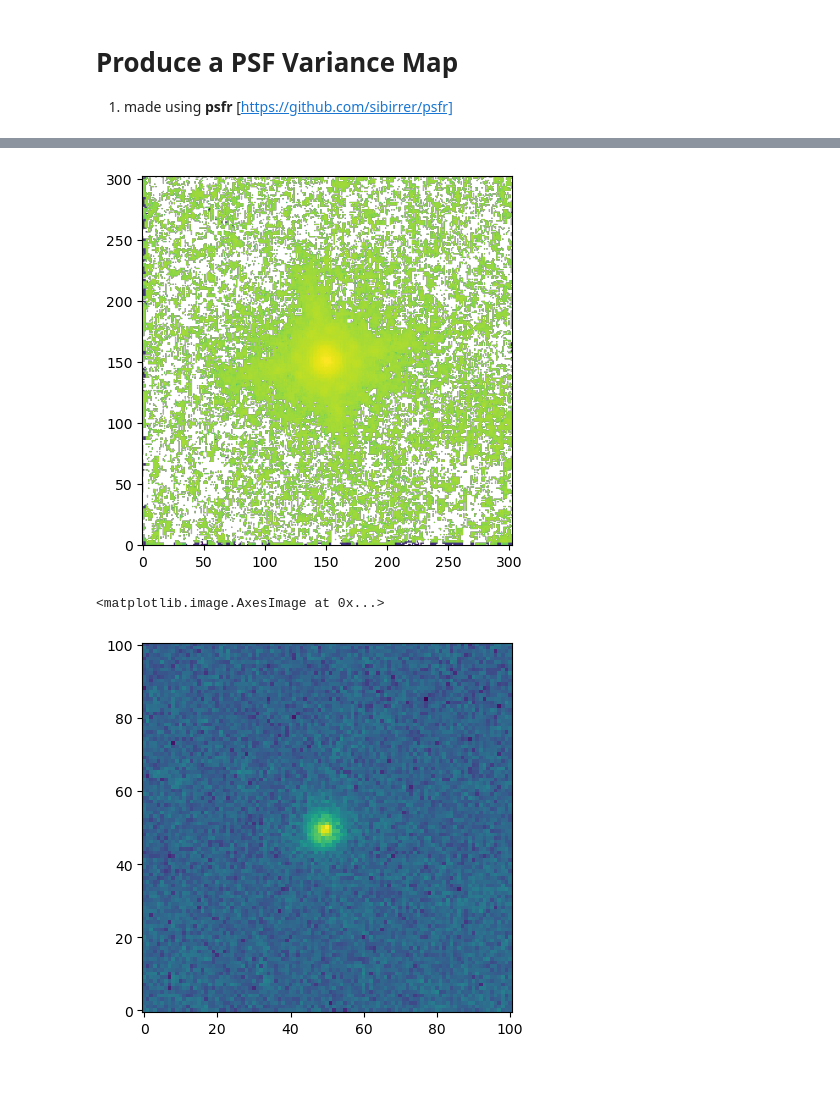
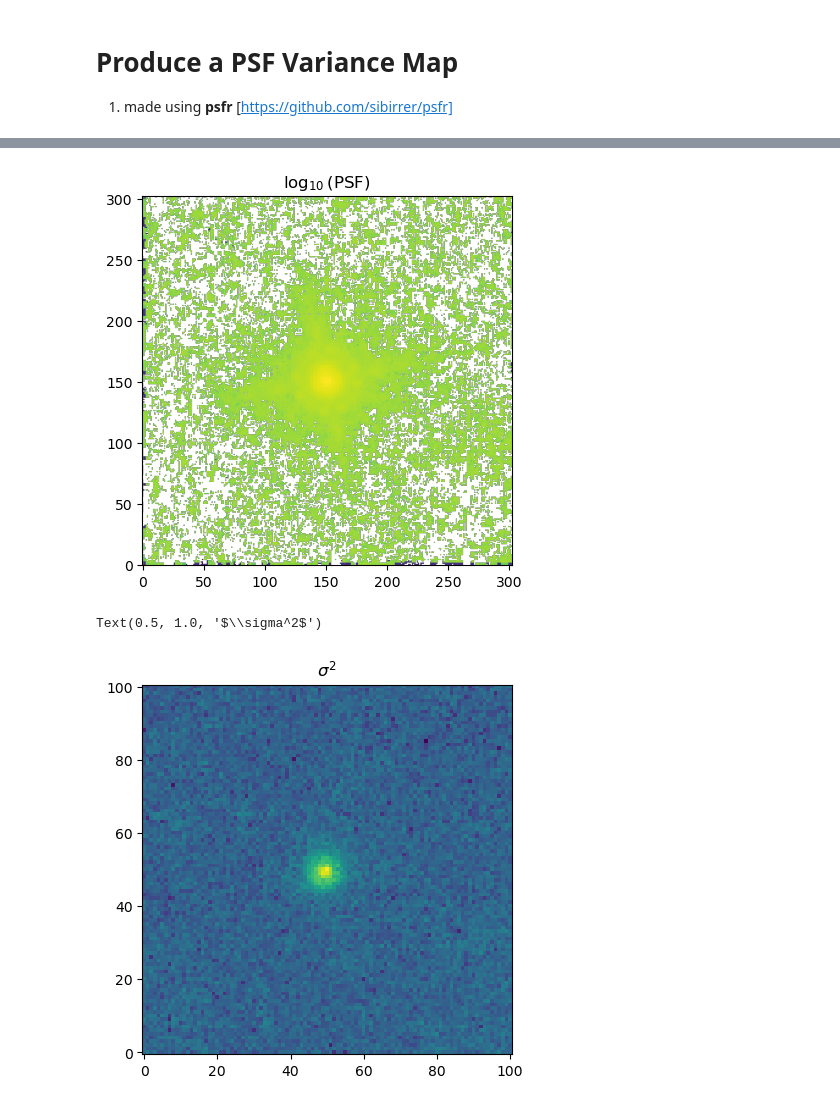
Before and after one commit to brady-ryan/hst_doubles, a Jupyter notebook: analysis/make_psf_variance_map.ipynb, the cells around one changed output, grey strips where cells are left out. Drawn from its saved outputs; the diff is of its cells as text; code cells hidden in the pictures; blank space fills up the shorter version.

```diff
--- a/analysis/make_psf_variance_map.ipynb
+++ b/analysis/make_psf_variance_map.ipynb
@@ -18,10 +18,11 @@ import re
 import os
 
 system_name = "J0806+2006"
+filter = 'F160W'
 
 # Get list of star FITS files and mask region files
-star_list = glob.glob(f'../cutout_data/{system_name}/F160W/stars/star*.fits')
-mask_list = glob.glob(f'../cutout_data/{system_name}/F160W/noise_maps/mask*.reg')
+star_list = glob.glob(f'../cutout_data/{system_name}/{filter}/stars/star*.fits')
+mask_list = glob.glob(f'../cutout_data/{system_name}/{filter}/noise_maps/mask*.reg')
 
 # Create a list to hold the numpy arrays
 star_data_list = []
@@ -41,7 +42,7 @@ with fits.open(star_list[0]) as hdul:
 # Automatically match masks by star number
 for file in star_list:
     star_num = int(re.search(r'star_(\d+)', file).group(1))
-    mask_path = f'../cutout_data/{system_name}/F160W/noise_maps/mask_{star_num}.reg'
+    mask_path = f'../cutout_data/{system_name}/{filter}/noise_maps/mask_{star_num}.reg'
 
     if os.path.exists(mask_path):
         print(f'Using mask {mask_path} for star {star_num}!')
@@ -68,7 +69,11 @@ def make_mask_grid(star_list, mask_list):
     for i, star in enumerate(star_list):
 
         ax[0, i].imshow(np.log10(star))
-        ax[1, i].imshow(mask_list[i])
+        ax[1, i].imshow(mask_list[i], vmin=0, vmax=1)
+
+        fig.text(0.5, 0.9, 'Star Cutouts', ha='center', va='center', fontsize=40)
+        fig.text(0.5, 0.48, 'Masks', ha='center', va='center', fontsize=40)
+
 
     plt.show()
 
@@ -89,22 +94,34 @@ Using mask ../cutout_data/J0806+2006/F160W/noise_maps/mask_5.reg for star 5!
 # %%
 psf_guess = psf_returns[0]
 center_list = np.array(psf_returns[1])
-plt.imshow(np.log10(psf_guess), origin='lower')
+save_psf = False
 
+# Plot the PSF for visualization
+plt.imshow(np.log10(psf_guess), origin='lower', cmap='viridis')
+plt.title(r'$\log_{10}$(PSF)')
+plt.show()
+
+if save_psf == True:
+    # Save the PSF to a FITS file
+    hdu = fits.PrimaryHDU(psf_guess)
+    hdul = fits.HDUList([hdu])
+    hdul.writeto(f'../cutout_data/{system_name}/{filter}/outputs/full_PSF.fits', overwrite=True)
+
+# Process the center list
 new_center_list = []
 
 for i, star in enumerate(center_list):
-
     new_center_list.append([center_list[i][0], center_list[i][1]])
 
 new_center_list = np.array(new_center_list)
 # %% [output]
-[figure, old version]
+[figure, new version]
 # %%
 error_map = psf_error(star_data_list, psf_guess, new_center_list, oversampling=3, mask_list=mask_data_list)
 
 plt.imshow(np.log10(error_map), origin='lower')
+plt.title(r'$\sigma^2$')
 # %% [output]
-<matplotlib.image.AxesImage at 0x...>
+Text(0.5, 1.0, '$\\sigma^2$')
-[figure, old version]
+[figure, new version]
 # %%
```
Also changed, not shown: parts of 2 cells of this notebook.
